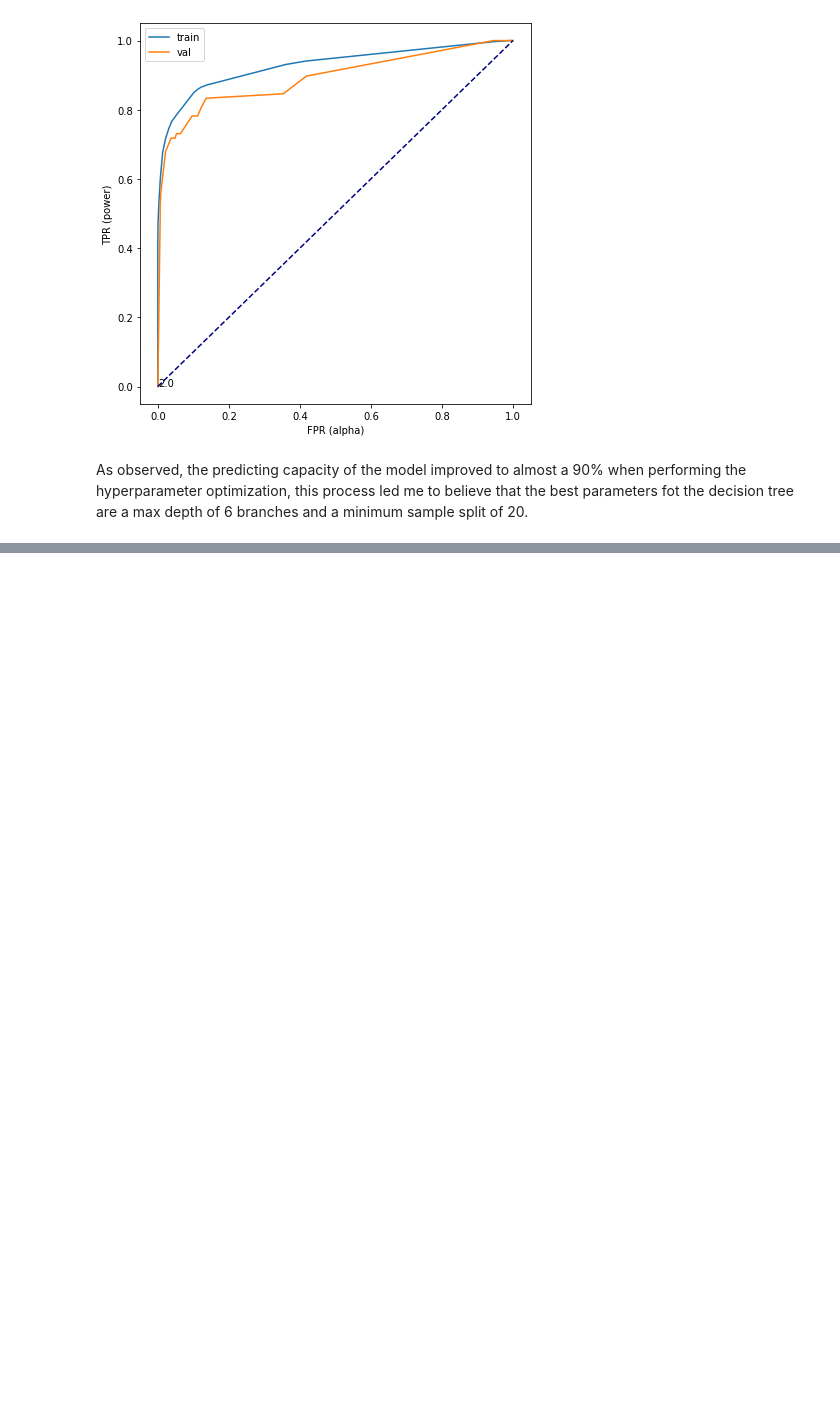
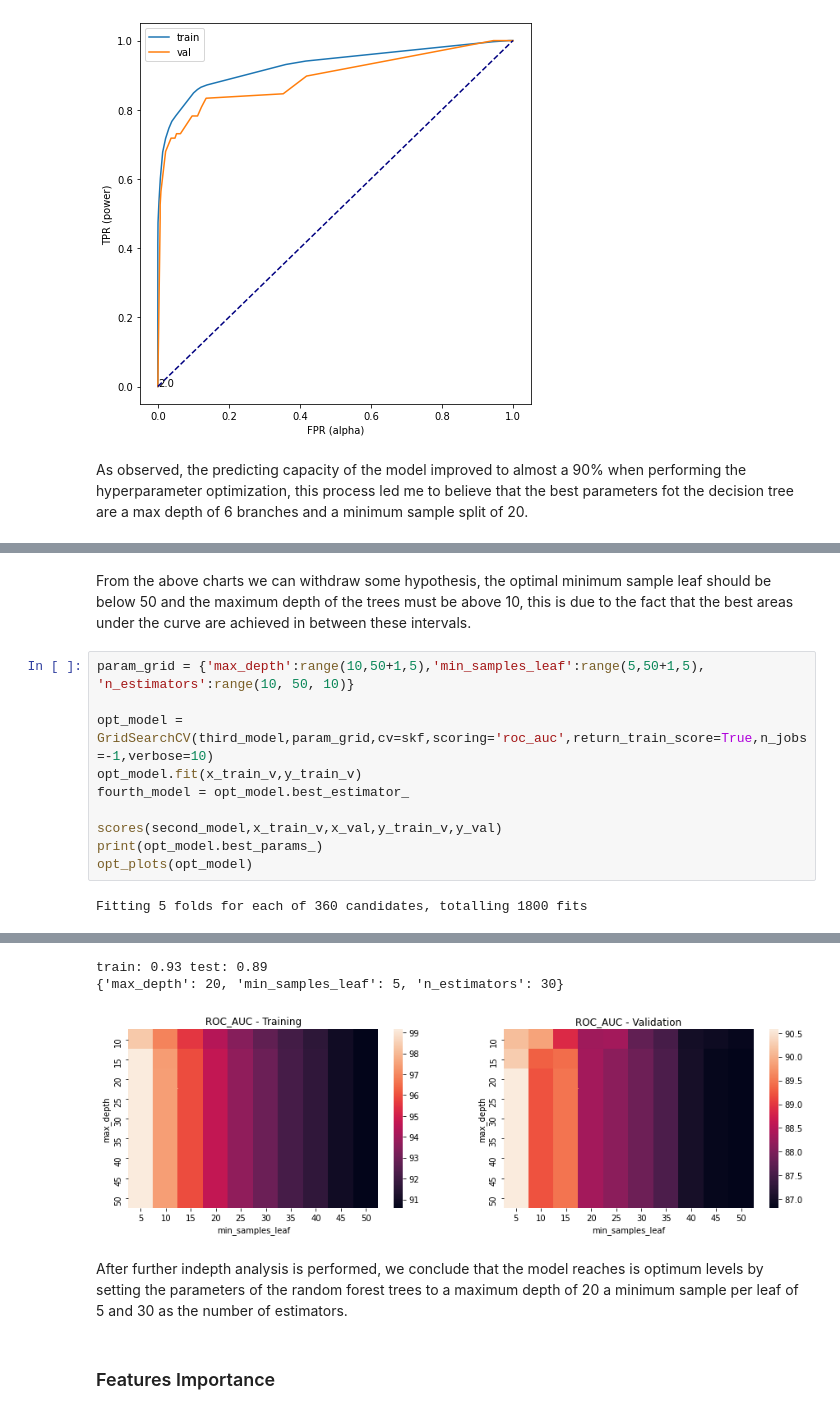
Before and after one commit to javidiez04/Syria_tel_churn, a Jupyter notebook: Notebooks/Analysis.ipynb, the cells around one changed output, grey strips where cells are left out. Cells and saved outputs as stored; diff of their text form; blank space fills up the shorter version.

```diff
--- a/Notebooks/Analysis.ipynb
+++ b/Notebooks/Analysis.ipynb
@@ -160,0 +275,14 @@ x_train_v.head()
+# %% [markdown]
+From the above charts we can withdraw some hypothesis, the optimal minimum sample leaf should be below 50 and the maximum depth of the trees must be above 10, this is due to the fact that the best areas under the curve are achieved in between these intervals.
+# %%
+param_grid = {'max_depth':range(10,50+1,5),'min_samples_leaf':range(5,50+1,5), 'n_estimators':range(10, 50, 10)}
+
+opt_model = GridSearchCV(third_model,param_grid,cv=skf,scoring='roc_auc',return_train_score=True,n_jobs=-1,verbose=10)
+opt_model.fit(x_train_v,y_train_v)
+fourth_model = opt_model.best_estimator_
+
+scores(second_model,x_train_v,x_val,y_train_v,y_val)
+print(opt_model.best_params_)
+opt_plots(opt_model)
+# %% [output]
+Fitting 5 folds for each of 360 candidates, totalling 1800 fits
@@ -160,0 +306,7 @@ x_train_v.head()
+train: 0.93 test: 0.89
+{'max_depth': 20, 'min_samples_leaf': 5, 'n_estimators': 30}
+[figure, added]
+# %% [markdown]
+After further indepth analysis is performed, we conclude that the model reaches is optimum levels by setting the parameters of the random forest trees to a maximum depth of 20 a minimum sample per leaf of 5 and 30 as the number of estimators.
+# %% [markdown]
+### Features Importance
```
Also changed, not shown: parts of 33 cells of this notebook.
